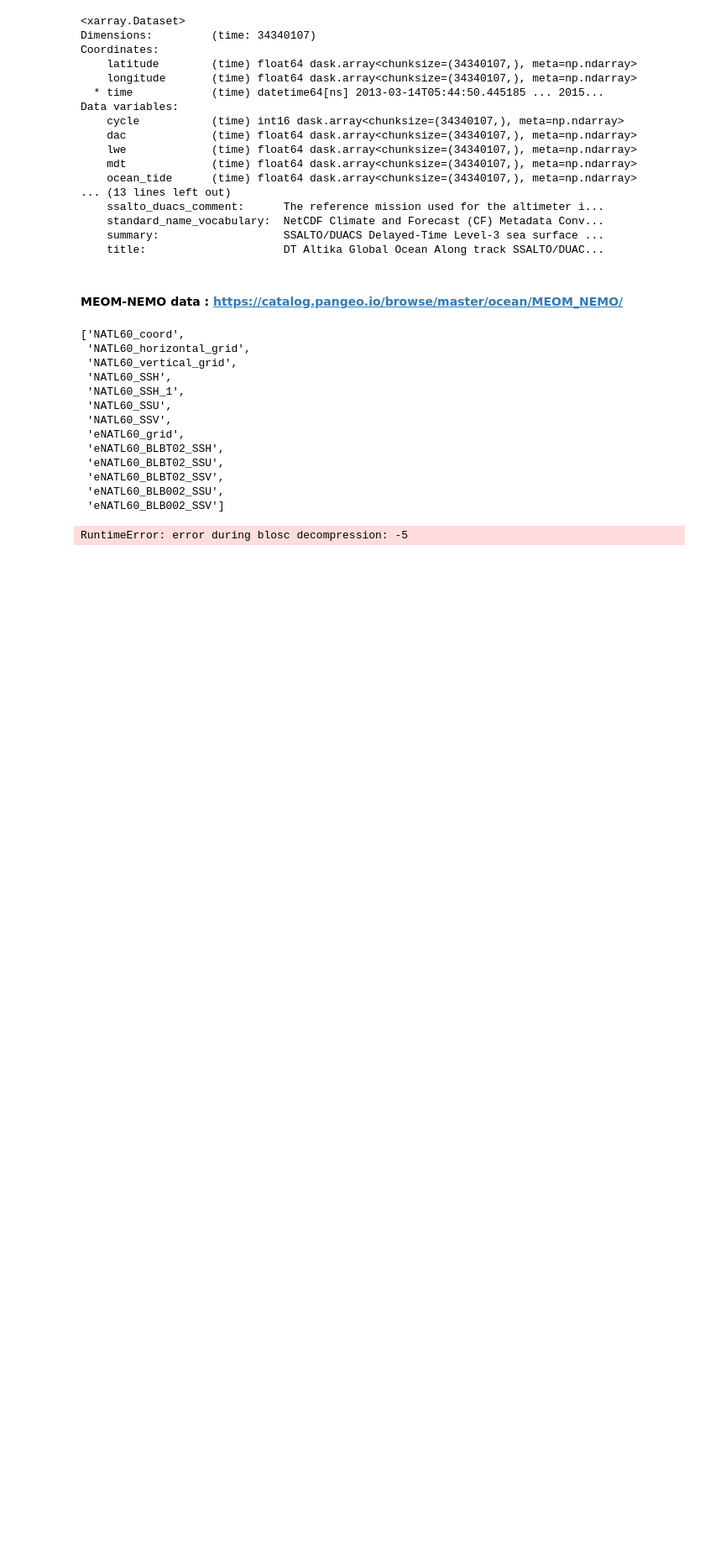
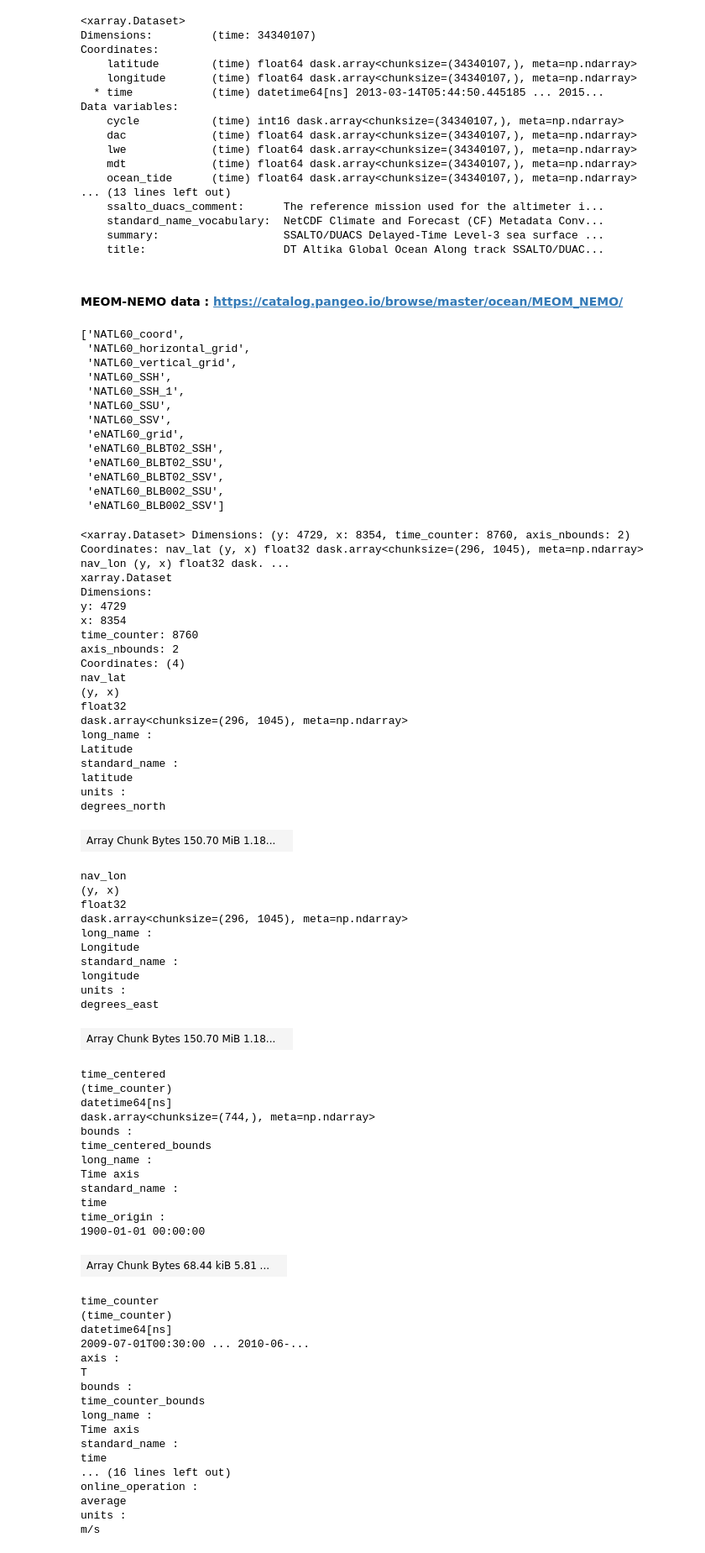
Before and after one commit to meom-group/tutos, a Jupyter notebook: cloud/Opening-data-from-PANGEO-catalog.ipynb, the cells around one changed output. Shown at 84% size. Saved outputs shown, nothing was run; the diff lists cells and outputs as text; code cells hidden in the pictures; blank space fills up the shorter version.

```diff
--- a/cloud/Opening-data-from-PANGEO-catalog.ipynb
+++ b/cloud/Opening-data-from-PANGEO-catalog.ipynb
@@ -67,7 +67,66 @@ list(cat)
  'eNATL60_BLB002_SSU',
  'eNATL60_BLB002_SSV']
 # %%
-ds  = cat["eNATL60_BLBT02_SSH"].to_dask()
+ds  = cat["eNATL60_BLBT02_SSU"].to_dask()
 ds
 # %% [output]
-RuntimeError: error during blosc decompression: -5
+<xarray.Dataset> Dimensions: (y: 4729, x: 8354, time_counter: 8760, axis_nbounds: 2) Coordinates: nav_lat (y, x) float32 dask.array<chunksize=(296, 1045), meta=np.ndarray> nav_lon (y, x) float32 dask. ...
+xarray.Dataset
+Dimensions:
+y: 4729
+x: 8354
+time_counter: 8760
+axis_nbounds: 2
+Coordinates: (4)
+nav_lat
+(y, x)
+float32
+dask.array<chunksize=(296, 1045), meta=np.ndarray>
+long_name :
+Latitude
+standard_name :
+latitude
+units :
+degrees_north
+| Array Chunk Bytes 150.70 MiB 1.18... |  |
+nav_lon
+(y, x)
+float32
+dask.array<chunksize=(296, 1045), meta=np.ndarray>
+long_name :
+Longitude
+standard_name :
+longitude
+units :
+degrees_east
+| Array Chunk Bytes 150.70 MiB 1.18... |  |
+time_centered
+(time_counter)
+datetime64[ns]
+dask.array<chunksize=(744,), meta=np.ndarray>
+bounds :
+time_centered_bounds
+long_name :
+Time axis
+standard_name :
+time
+time_origin :
+1900-01-01 00:00:00
+| Array Chunk Bytes 68.44 kiB 5.81 ... |  |
+time_counter
+(time_counter)
+datetime64[ns]
+2009-07-01T00:30:00 ... 2010-06-...
+axis :
+T
+bounds :
+time_counter_bounds
+long_name :
+Time axis
+standard_name :
+time
+... (16 lines left out)
+online_operation :
+average
+units :
+m/s
```
Also changed, not shown: parts of 1 cell of this notebook.
